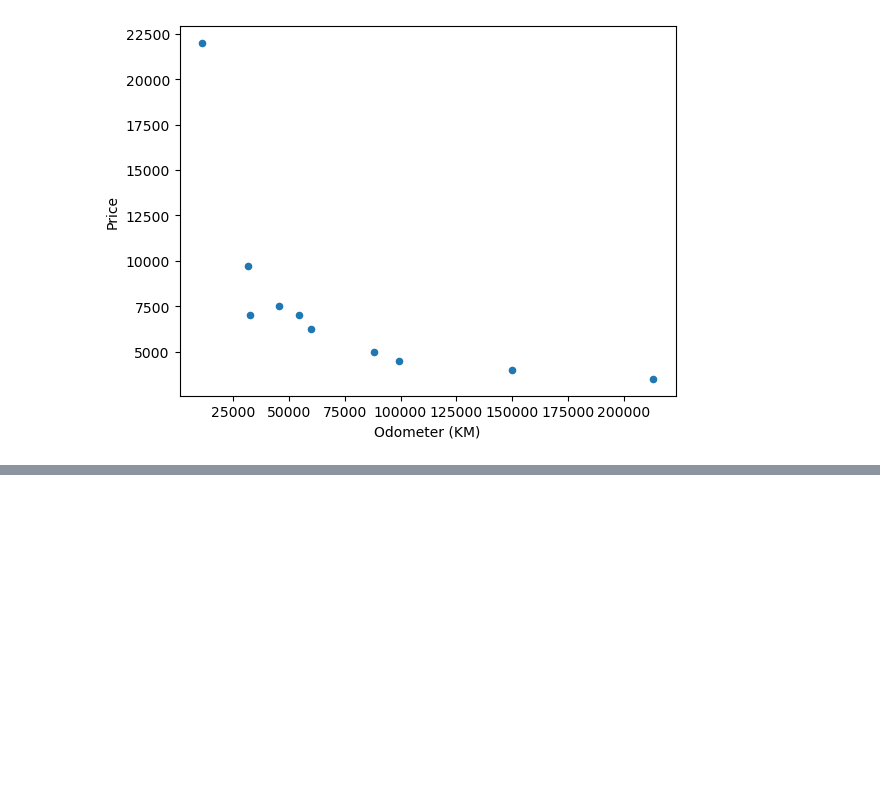
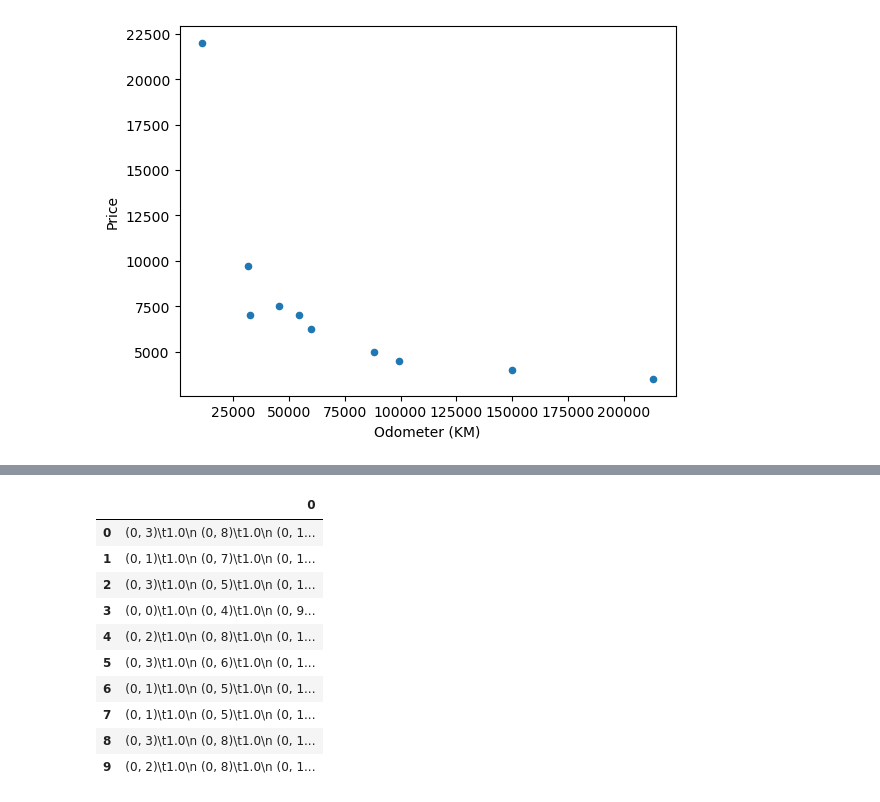
Before and after one commit to calvinyoon/DataScience, a Jupyter notebook: cars.ipynb, the cells around one changed output, grey strips where cells are left out. Cells and saved outputs as stored; diff of their text form; code cells hidden in the pictures; blank space fills up the shorter version.

```diff
--- a/cars.ipynb
+++ b/cars.ipynb
@@ -521,0 +543,3 @@ car_sales.plot(x="Odometer (KM)", y="Price", kind="scatter")
+# %%
+X = car_sales.drop(["Price"], axis=1)
+y = car_sales["Price"]
@@ -521,0 +559,14 @@ car_sales.plot(x="Odometer (KM)", y="Price", kind="scatter")
+# %%
+pd.DataFrame(transformed_X)
+# %% [output]
+|  | 0 |
+| 0 | (0, 3)\t1.0\n (0, 8)\t1.0\n (0, 1... |
+| 1 | (0, 1)\t1.0\n (0, 7)\t1.0\n (0, 1... |
+| 2 | (0, 3)\t1.0\n (0, 5)\t1.0\n (0, 1... |
+| 3 | (0, 0)\t1.0\n (0, 4)\t1.0\n (0, 9... |
+| 4 | (0, 2)\t1.0\n (0, 8)\t1.0\n (0, 1... |
+| 5 | (0, 3)\t1.0\n (0, 6)\t1.0\n (0, 1... |
+| 6 | (0, 1)\t1.0\n (0, 5)\t1.0\n (0, 1... |
+| 7 | (0, 1)\t1.0\n (0, 5)\t1.0\n (0, 1... |
+| 8 | (0, 3)\t1.0\n (0, 8)\t1.0\n (0, 1... |
+| 9 | (0, 2)\t1.0\n (0, 8)\t1.0\n (0, 1... |
```
Also changed, not shown: parts of 8 cells of this notebook, 2 other files.
